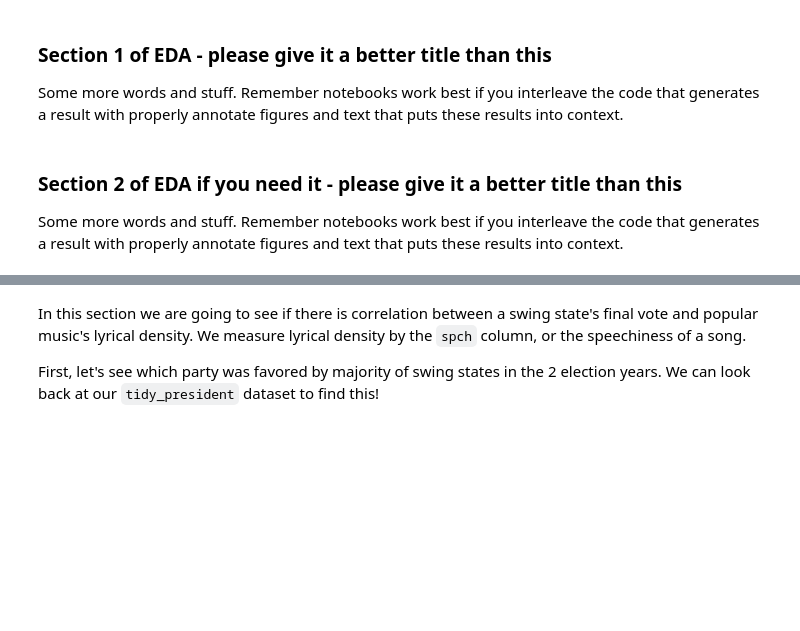
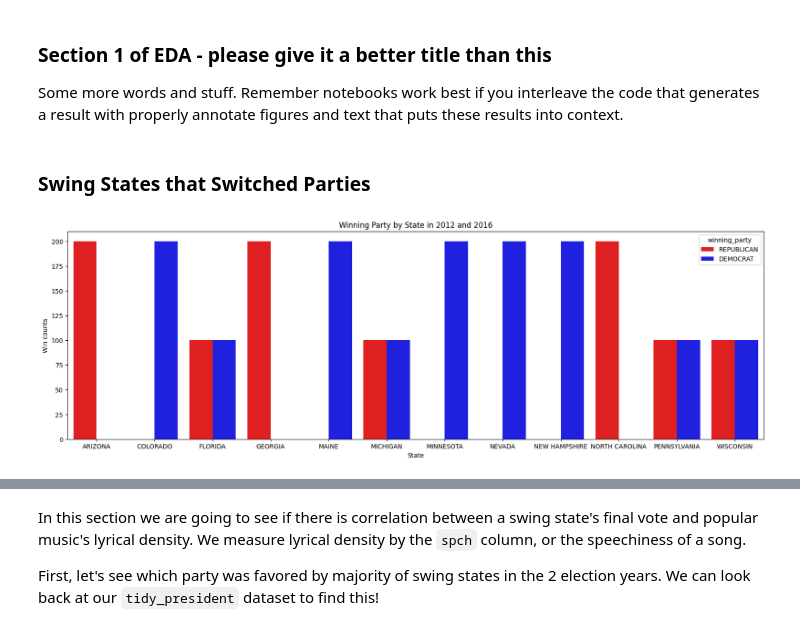
Before and after one commit to katiemoc/musical-politics, a Jupyter notebook: EDACheckpoint_Group093-FA24.ipynb, the cells around one changed output, grey strips where cells are left out. Saved outputs shown, nothing was run; the diff lists cells and outputs as text; code cells hidden in the pictures; blank space fills up the shorter version.

```diff
--- a/EDACheckpoint_Group093-FA24.ipynb
+++ b/EDACheckpoint_Group093-FA24.ipynb
@@ -636,7 +636,3 @@ Some more words and stuff.  Remember notebooks work best if you interleave the c
 import numpy as np
 import matplotlib.pyplot as plt
 import seaborn as sns
-# %% [markdown]
-### Section 2 of EDA if you need it  - please give it a better title than this
-
-Some more words and stuff.  Remember notebooks work best if you interleave the code that generates a result with properly annotate figures and text that puts these results into context.
@@ -645,0 +639,15 @@ Some more words and stuff.  Remember notebooks work best if you interleave the c
+# %% [markdown]
+### Swing States that Switched Parties
+# %%
+## YOUR CODE HERE
+## FEEL FREE TO ADD MULTIPLE CELLS PER SECTION
+
+plt.figure(figsize=(20, 6))
+sns.countplot(x='state', hue='winning_party', data=tidy, palette={'red', 'blue'})
+plt.xlabel('State')
+plt.ylabel('Win counts')
+plt.title('Winning Party by State in 2012 and 2016')
+
+f1 = plt.gcf()
+# %% [output]
+[figure, added]
```
Also changed, not shown: parts of 10 cells of this notebook.
